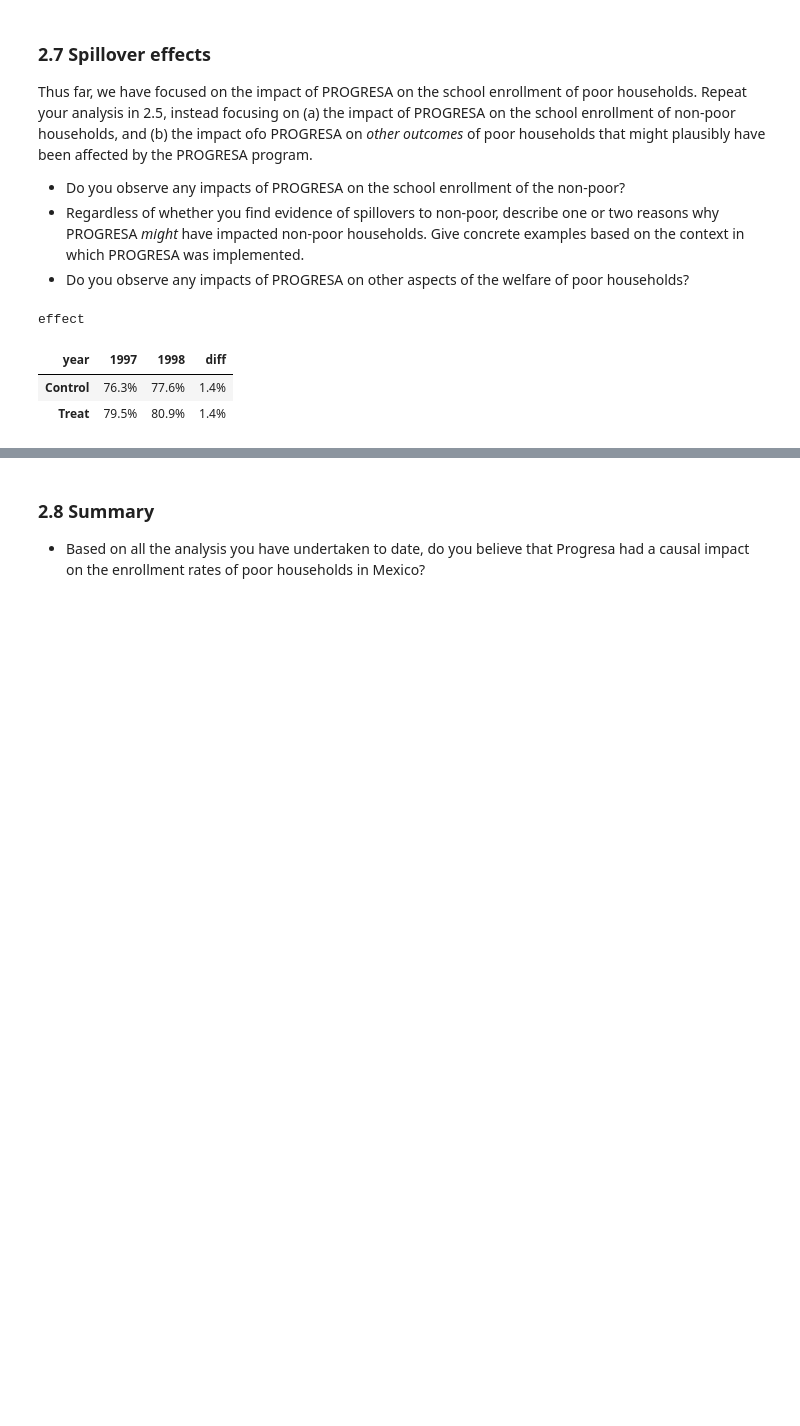
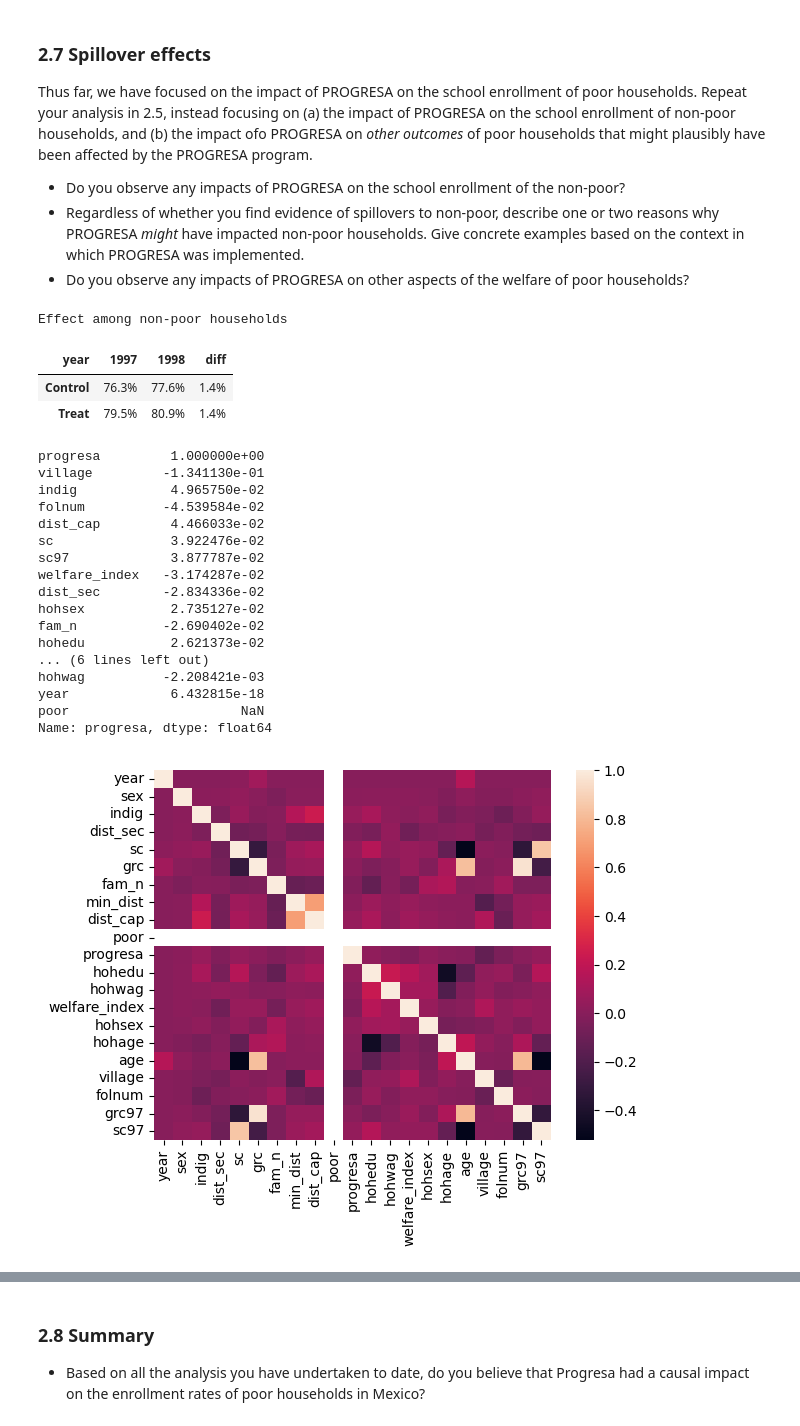
Before and after one commit to jatkins23/info251-aml-s24, a Jupyter notebook: psets/PS2/ATKINS_JON-PS2.ipynb, the cells around one changed output, grey strips where cells are left out. Saved outputs shown, nothing was run; the diff lists cells and outputs as text; code cells hidden in the pictures; blank space fills up the shorter version.

```diff
--- a/psets/PS2/ATKINS_JON-PS2.ipynb
+++ b/psets/PS2/ATKINS_JON-PS2.ipynb
@@ -1216,34 +1216,61 @@ Thus far, we have focused on the impact of PROGRESA on the school enrollment of
 # %%
 # Your code here
 df_nonpoor = df[df['poor'] == 0]
 df_nonpoor_DiD = (
     df_nonpoor
     .groupby(['progresa', 'year'])
     .mean()
     [['sc']]
     .unstack()
     .rename(index={0: 'Control', 1: 'Treat'})
 )
 
 df_nonpoor_DiD.columns = df_nonpoor_DiD.columns.droplevel(0)
 df_nonpoor_DiD.index.name = None
 df_nonpoor_DiD['diff'] = df_nonpoor_DiD[98] - df_nonpoor_DiD[97]
 
 # print
 print('Effect among non-poor households')
 (
     df_nonpoor_DiD
     .rename(columns ={97: '1997', 98: '1998'})
     .style
         .format('{:.1%}')
         .background_gradient()
     .pipe(display)
 )
+
+# Testing other potential spillovers
+import seaborn as sns
+sns.heatmap(df_nonpoor.corr()) # nothing appears to stick out among the progresa row
+df_nonpoor.corr().loc['progresa'].sort_values(ascending=False, key=lambda x: x.abs())
+
+#df_tets = df_nonpoor['']
+
+# we could actually join the people together and look at it that way
 # %% [output]
-effect
+Effect among non-poor households
 | year | 1997 | 1998 | diff |
 | Control | 76.3% | 77.6% | 1.4% |
 | Treat | 79.5% | 80.9% | 1.4% |
+progresa         1.000000e+00
+village         -1.341130e-01
+indig            4.965750e-02
+folnum          -4.539584e-02
+dist_cap         4.466033e-02
+sc               3.922476e-02
+sc97             3.877787e-02
+welfare_index   -3.174287e-02
+dist_sec        -2.834336e-02
+hohsex           2.735127e-02
+fam_n           -2.690402e-02
+hohedu           2.621373e-02
+... (6 lines left out)
+hohwag          -2.208421e-03
+year             6.432815e-18
+poor                      NaN
+Name: progresa, dtype: float64
+[figure, added]
 # %% [markdown]
 *Discuss your results here*
 * Do you observe any impacts of PROGRESA on the school enrollment of the non-poor?
```
Also changed, not shown: parts of 7 cells of this notebook, 2 other files.
